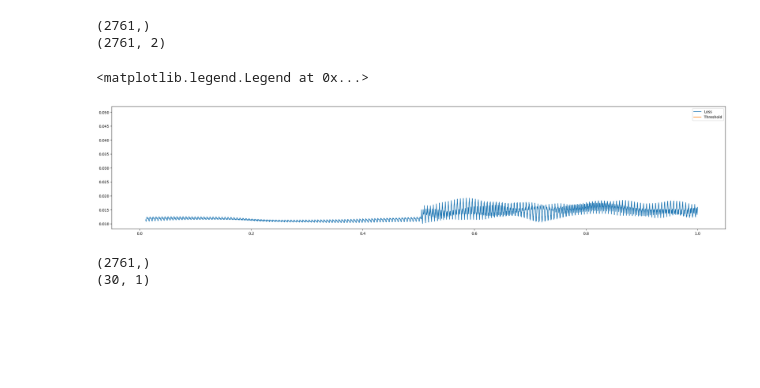
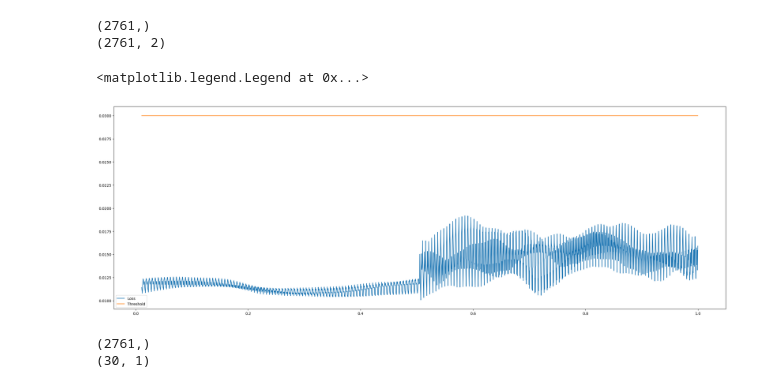
Before and after one commit to abdul2k10023/ML_CAN_IDS, a Jupyter notebook: multi_IDs.ipynb, the cells around one changed output. Drawn from its saved outputs; the diff is of its cells as text; code cells hidden in the pictures; blank space fills up the shorter version.

```diff
--- a/multi_IDs.ipynb
+++ b/multi_IDs.ipynb
@@ -317,7 +548,7 @@ print(a)
 # %% [markdown]
 ### Test Loss
 # %%
-THRESHOLD = 0.05
+THRESHOLD = 0.030
 
 x_test_predict = reconstructed_model.predict(p, verbose=0)
 p_test_predict = np.reshape(x_test_predict,(2,30,-1))
@@ -331,7 +562,7 @@ print("p original  = \n")
 print(p.shape)
 print("Test Loss  = \n")
 print(test_mae_loss.shape)
-sns.distplot(test_mae_loss,bins=50,kde=True )
+sns.distplot(test_mae_loss[:,0],bins=50,kde=True )
 # %% [output]
 p Predict  =
 
@@ -388,13 +619,17 @@ print(test_mae_loss.shape)
 (2761, 2)
 # %%
 # #plot the threshoold vs the actual loss values
-plt.figure(figsize=(30,6))
-plt.plot(df_testID_list[0][TIME_STEP:].Time,test_mae_loss[:,1], label='Loss')
-plt.plot(THRESHOLD, label='Threshold')
+test_score_df = pd.DataFrame(index=df_testID_list[0][TIME_STEP:].Time)
+test_score_df['loss_1'] = test_mae_loss[:,0]
+test_score_df['loss_2'] = test_mae_loss[:,1]
+test_score_df['threshold'] = THRESHOLD
+plt.figure(figsize=(30,10))
+plt.plot(test_score_df.index,test_score_df.loss_2, label='Loss')
+plt.plot(test_score_df.index,test_score_df.threshold, label='Threshold')
 plt.legend()
 # %% [output]
 <matplotlib.legend.Legend at 0x...>
-[figure, old version]
+[figure, new version]
 # %%
 test_score_df = pd.DataFrame(index=df_testID_list[0][TIME_STEP:].index)
 test_score_df['loss'] = test_mae_loss
```
Also changed, not shown: parts of 15 cells of this notebook.
